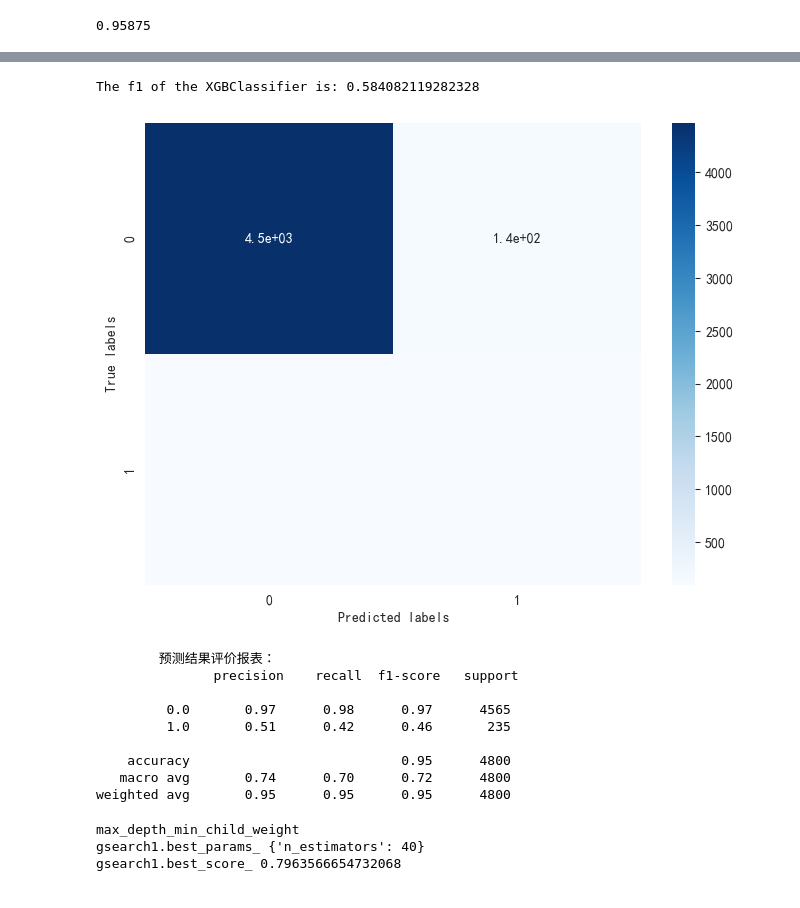
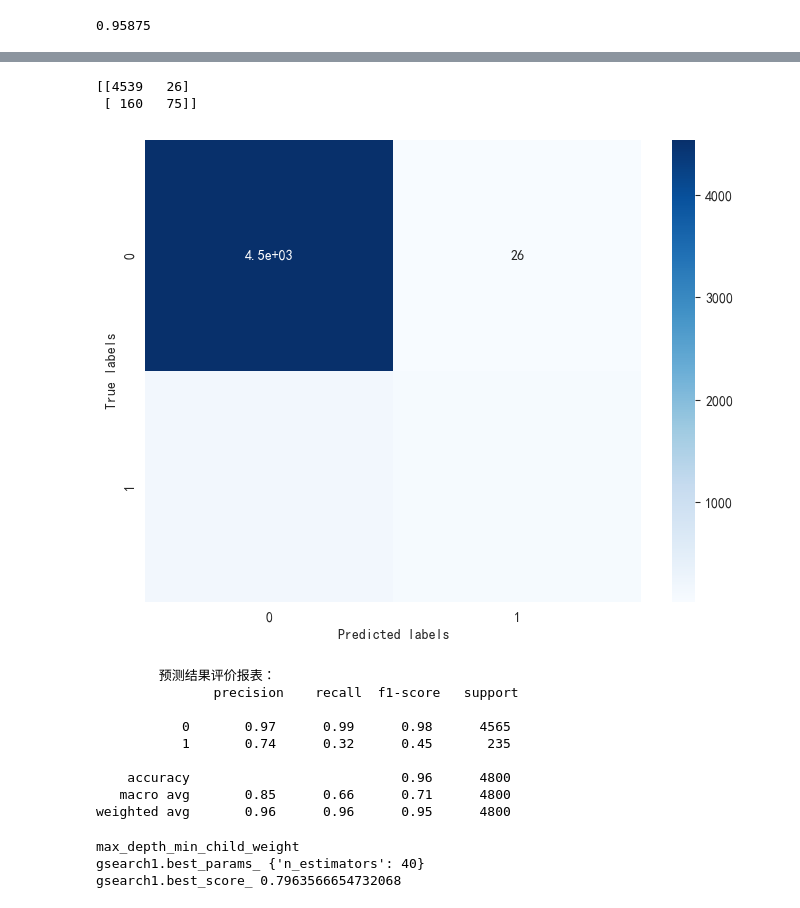
Before and after one commit to xioawei1/fc_project, a Jupyter notebook: python3.8_fc_oneStep.ipynb, the cells around one changed output, grey strips where cells are left out. Drawn from its saved outputs; the diff is of its cells as text; code cells hidden in the pictures.

```diff
--- a/python3.8_fc_oneStep.ipynb
+++ b/python3.8_fc_oneStep.ipynb
@@ -162,8 +162,9 @@ for col in data.columns:
     def Winsorization_outliers(df):
         q1 = np.percentile(df,1)
         q3 = np.percentile(df,99)
-        data.col[data.col>q3]=q3
-        data.col[data.col<q1]=q1
+        data.loc[data[col]>q3,col]=q3
+        data.loc[data[col]<q1,col]=q1
+    Winsorization_outliers(df=df)
 # %%
 data
 # %% [output]
@@ -421,8 +416,8 @@ print(score)
 # %%
 ## 进行参数优化
 # 首先对n_estimators进行网格搜索
-param_test1 = {'n_estimators':[76,300,400,500]}
+param_test1 = {'n_estimators':[x for x in range(40,80,10)]}
 gsearch1 = GridSearchCV(estimator = RandomForestClassifier(oob_score=True, random_state=14,class_weight='balanced'),
-                       param_grid = param_test1, scoring='precision',cv=5)
+                       param_grid = param_test1, scoring='f1',cv=5)
 gsearch1.fit(x_train,y_train)
 print( gsearch1.best_params_, gsearch1.best_score_)
@@ -429,8 +426,8 @@ print( gsearch1.best_params_, gsearch1.best_score_)
 # %%
 # 接着对决策树最大深度max_depth进行网格搜索
-param_test2 = {'max_depth':[32,33,34,35,37,39,41]}
-gsearch2 = GridSearchCV(estimator = RandomForestClassifier(n_estimators=76,oob_score=True,
+param_test2 = {'max_depth':[x for x in range(7,15,2)]}
+gsearch2 = GridSearchCV(estimator = RandomForestClassifier(n_estimators=70,oob_score=True,
                                                            random_state=14,class_weight='balanced'),
-                        param_grid = param_test2, scoring='precision', cv=5)
+                        param_grid = param_test2, scoring='f1', cv=5)
 gsearch2.fit(x_train,y_train)
 print( gsearch2.best_params_, gsearch2.best_score_)
@@ -517,32 +516,29 @@ f1 Score (All): 0.999369
 | 50 | 最高限额以上金额_SUM | 1 | 0.000000 |
 # %%
 xgb0 = XGBClassifier()
-sample_weight_xgb01 = compute_sample_weight('balanced',
-                                           y_train)
-xgb0.fit(x_train,y_train,sample_weight=sample_weight_xgb01)
+xgb0.fit(x_train,y_train)
 test_predict = xgb0.predict(x_test)
-sample_weight_xgb02 = compute_sample_weight('balanced',
-                                            y_test)
-print('The f1 of the XGBClassifier is:',metrics.f1_score(y_test,test_predict,sample_weight=sample_weight_xgb02))
-confusion_matrix_result = metrics.confusion_matrix(test_predict,y_test)
+confusion_matrix_result = metrics.confusion_matrix(y_pred=test_predict,y_true=y_test)
+print(confusion_matrix_result)
 plt.figure(figsize=(8, 6))
 sns.heatmap(confusion_matrix_result, annot=True, cmap='Blues')
 plt.xlabel('Predicted labels')
 plt.ylabel('True labels')
 plt.show()
-print("\t预测结果评价报表：\n", metrics.classification_report(y_test,test_predict))
+print("\t预测结果评价报表：\n", metrics.classification_report(y_true=y_test,y_pred=test_predict))
 # %% [output]
-The f1 of the XGBClassifier is: 0.584082119282328
+[[4539   26]
+ [ 160   75]]
-[figure, old version]
+[figure, new version]
         预测结果评价报表：
                precision    recall  f1-score   support
 
-         0.0       0.97      0.98      0.97      4565
-         1.0       0.51      0.42      0.46       235
+           0       0.97      0.99      0.98      4565
+           1       0.74      0.32      0.45       235
 
-    accuracy                           0.95      4800
-   macro avg       0.74      0.70      0.72      4800
-weighted avg       0.95      0.95      0.95      4800
+    accuracy                           0.96      4800
+   macro avg       0.85      0.66      0.71      4800
+weighted avg       0.96      0.96      0.95      4800
 # %%
 # n_estimators调参
 param_xgb_test1 = {'n_estimators':[i for i in range(20,90,10)]
```
Also changed, not shown: parts of 10 cells of this notebook.
